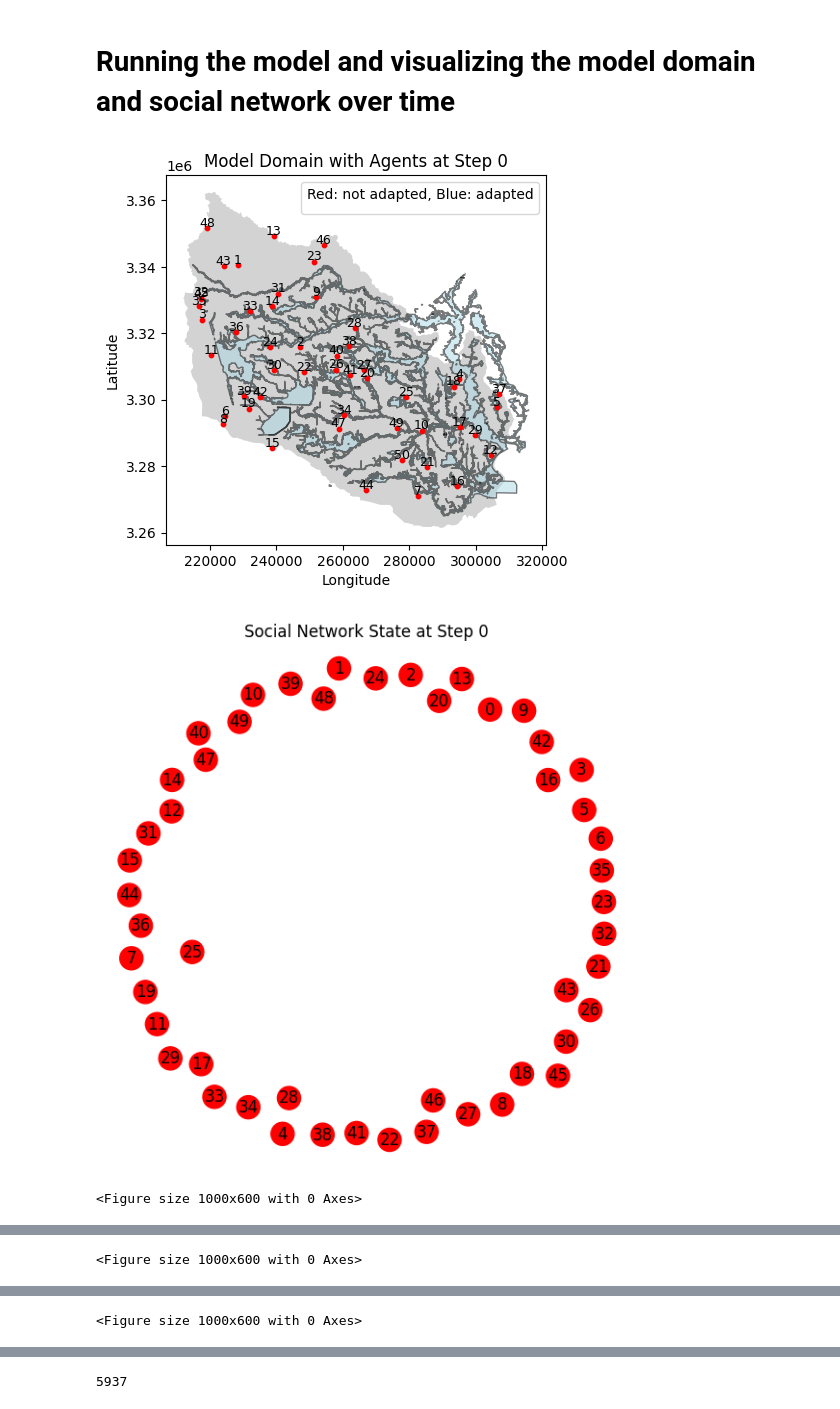
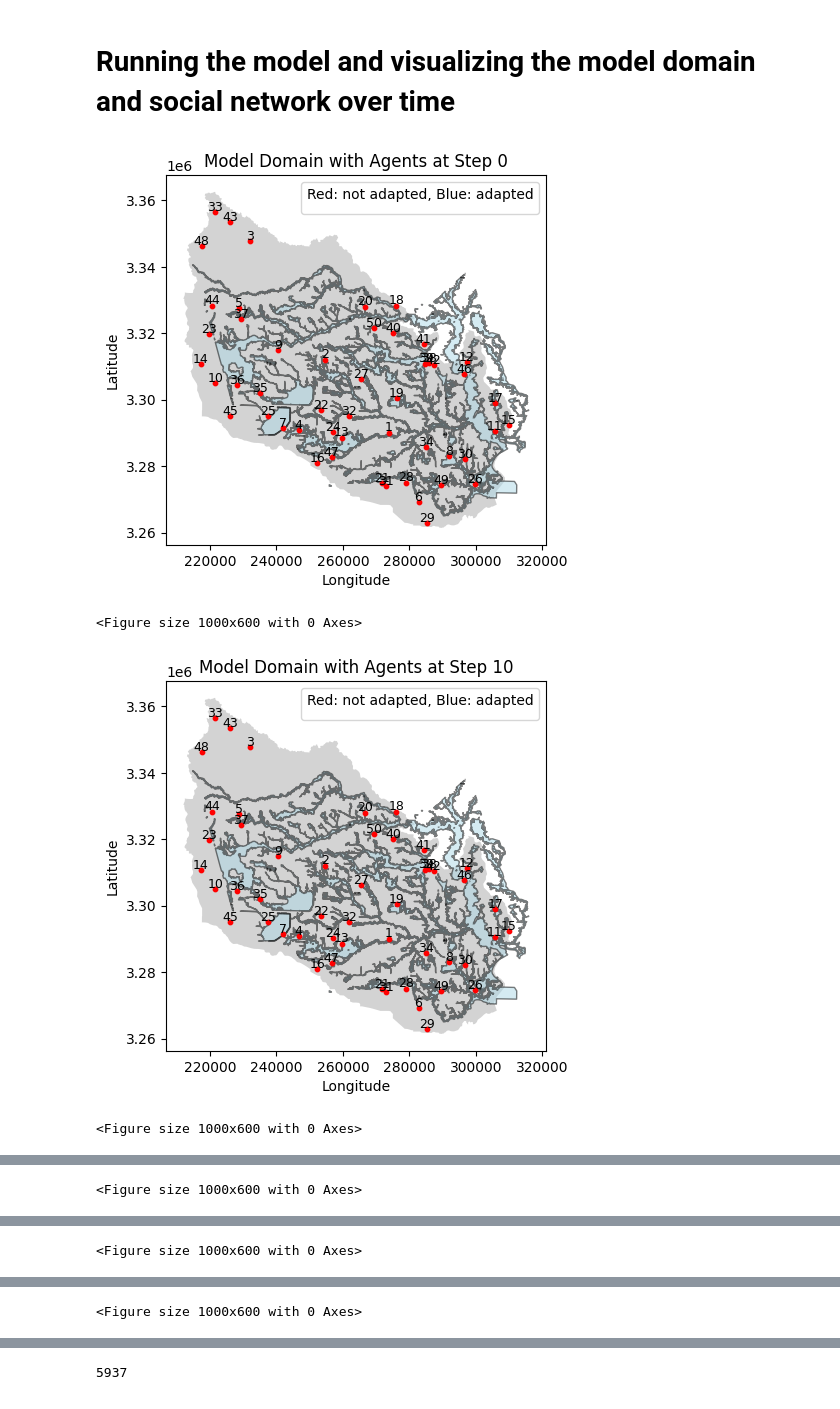
Before and after one commit to ctezgec/abm, a Jupyter notebook: model/demo.ipynb, the cells around one changed output, grey strips where cells are left out. Saved outputs shown, nothing was run; the diff lists cells and outputs as text; code cells hidden in the pictures.

```diff
--- a/model/demo.ipynb
+++ b/model/demo.ipynb
@@ -30,46 +30,37 @@ model = AdaptationModel(number_of_households=50, flood_map_choice="harvey", netw
 
 # Calculate positions of nodes for the network plot.
 # The spring_layout function positions nodes using a force-directed algorithm,
 # which helps visualize the structure of the social network.
 pos = nx.spring_layout(model.G)
 
 # Define a function to plot agents on the network.
 # This function takes a matplotlib axes object and the model as inputs.
 def plot_network(ax, model):
     # Clear the current axes.
     ax.clear()
     # Determine the color of each node (agent) based on their adaptation status.
     colors = ['blue' if agent.is_adapted else 'red' for agent in model.schedule.agents]
     # Draw the network with node colors and labels.
     nx.draw(model.G, pos, node_color=colors, with_labels=True, ax=ax)
     # Set the title of the plot with the current step number.
     ax.set_title(f"Social Network State at Step {model.schedule.steps}", fontsize=12)
 
 # Generate the initial plots at step 0.
 # Plot the spatial distribution of agents. This is a function written in the model.py
 model.plot_model_domain_with_agents()
 
-# Plot the initial state of the social network.
-fig, ax = plt.subplots(figsize=(7, 7))
-plot_network(ax, model)
-plt.show()
-
-# Run the model for 20 steps and generate plots every 5 steps.
+# Run the model for 100 steps and generate plots every 10 steps.
 for step in range(100):
     model.step()
 
-    # Every 5 steps, generate and display plots for both the spatial distribution and network.
-    # Note the first step is step 0, so the plots will be generated at steps 4, 9, 14, and 19, which are the 5th, 10th, 15th, and 20th steps.
+    # Every 10 steps, generate and display plots for both the spatial distribution and network.
+    # Note the first step is step 0, so the plots will be generated at steps  9, 19, and 29, and so on (which are  10th, 20th, etc.)
     if (step + 1) % 10 == 0:
         # Plot for the spatial map showing agent locations and adaptation status.
         plt.figure(figsize=(10, 6))
         model.plot_model_domain_with_agents()
-
-        # Plot for the social network showing connections and adaptation statuses.
-        fig, ax = plt.subplots(figsize=(7, 7))
-        plot_network(ax, model)
-        plt.show()
 # %% [output]
-[figure, old version]
+[figure, new version]
+<Figure size 1000x600 with 0 Axes>
-[figure, old version]
+[figure, new version]
-<Figure size 1000x600 with 0 Axes>
+<Figure size 1000x600 with 0 Axes>
@@ -76,0 +68 @@ for step in range(100):
+<Figure size 1000x600 with 0 Axes>
@@ -78 +70 @@ for step in range(100):
-<Figure size 1000x600 with 0 Axes>
+<Figure size 1000x600 with 0 Axes>
@@ -79,0 +72 @@ for step in range(100):
+<Figure size 1000x600 with 0 Axes>
@@ -81 +73,0 @@ for step in range(100):
-<Figure size 1000x600 with 0 Axes>
```
Also changed, not shown: parts of 7 cells of this notebook, 3 other files.
